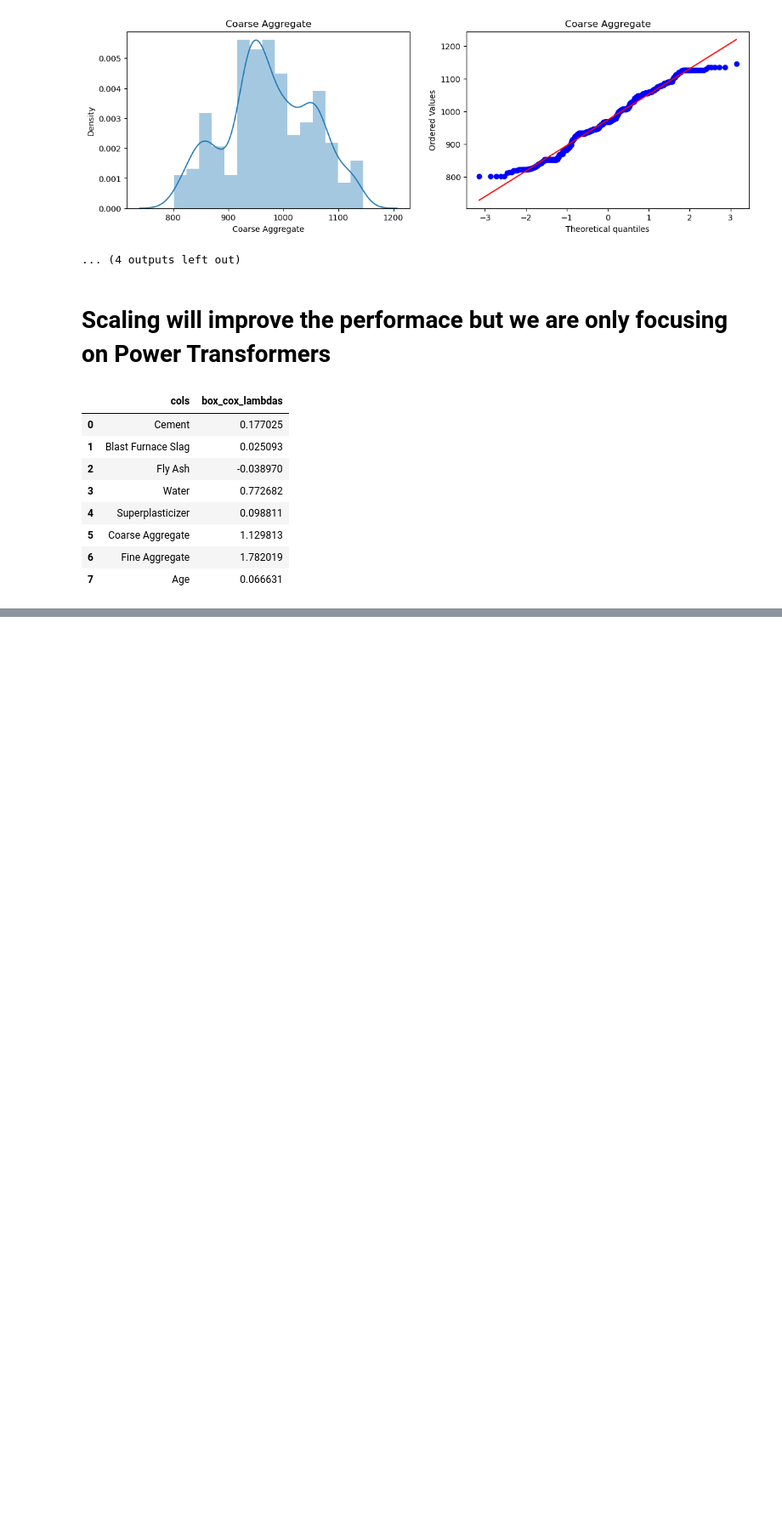
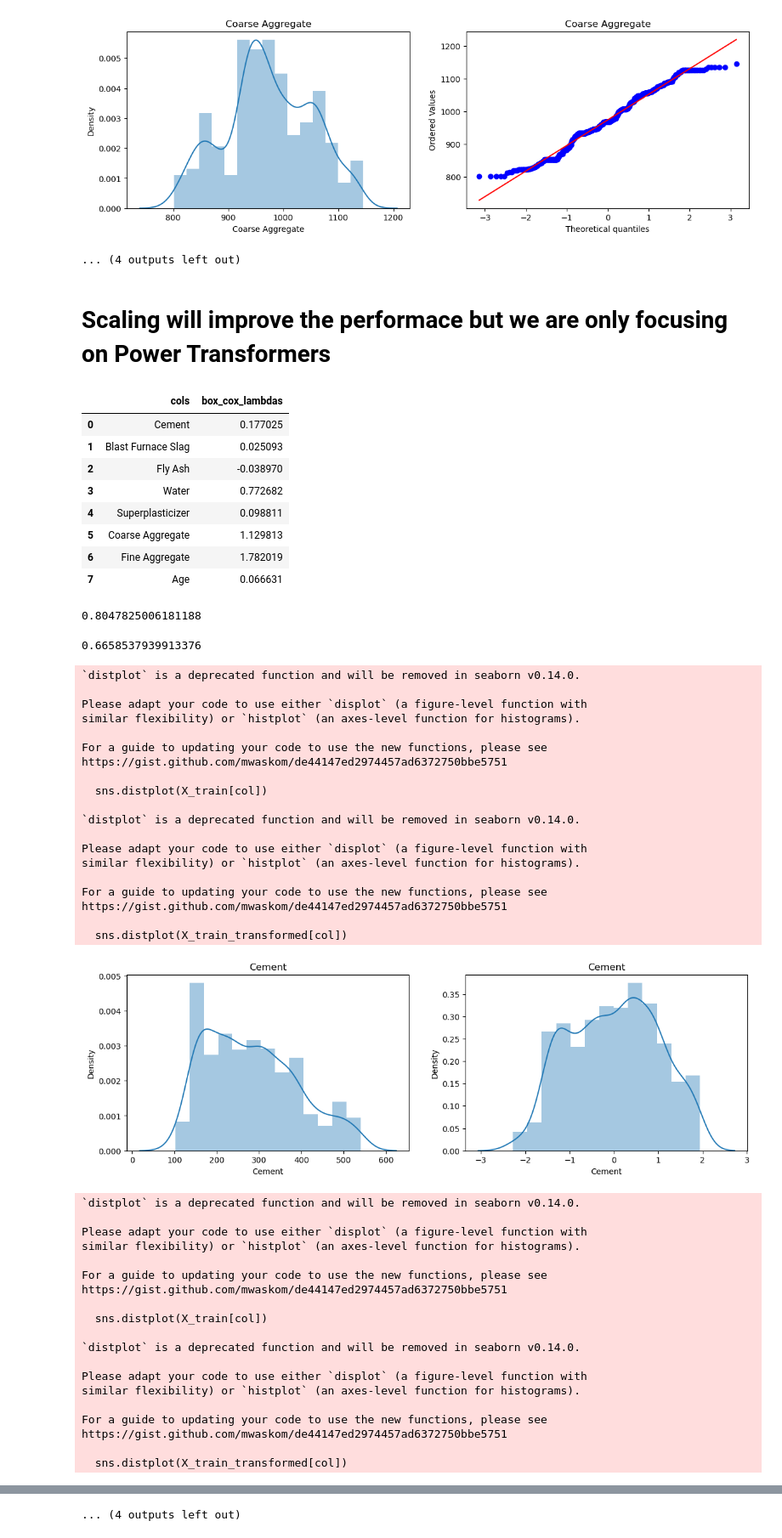
Before and after one commit to mrin2810/100-days-of-machine-learning, a Jupyter notebook: Day 31 - Power Transformer (Box-Cox, Yeo Johnson).ipynb, the cells around one changed output, grey strips where cells are left out. Shown at 85% size. Saved outputs shown, nothing was run; the diff lists cells and outputs as text; code cells hidden in the pictures; blank space fills up the shorter version.

```diff
--- a/Day 31 - Power Transformer (Box-Cox, Yeo Johnson).ipynb
+++ b/Day 31 - Power Transformer (Box-Cox, Yeo Johnson).ipynb
@@ -13,7 +13,7 @@ from sklearn.linear_model import LinearRegression
 from sklearn.metrics import r2_score
 from sklearn.preprocessing import PowerTransformer
 # %%
-df = pd.read_csv('concrete_data.csv')
+df = pd.read_csv('datasets/concrete_data.csv')
 # %%
 df.head()
 # %% [output]
@@ -169,0 +179,69 @@ pd.DataFrame({' cols' :X_train.columns, 'box_cox_lambdas': pt.lambdas_})
+# %%
+lr1 = LinearRegression()
+lr1.fit(X_train_transformed,y_train)
+y_pred1 = lr. predict(X_test_transformed)
+r2_score(y_test, y_pred1)
+# %% [output]
+0.8047825006181188
+# %%
+pt = PowerTransformer(method='box-cox')
+X_transformed = pt.fit_transform(X+0.0000001)
+
+lr = LinearRegression()
+np.mean(cross_val_score(lr, X_transformed, y, scoring='r2'))
+# %% [output]
+0.6658537939913376
+# %%
+# Before and after comparison for Box-Cox plot
+
+X_train_transformed = pd.DataFrame(X_train_transformed, columns=X_train.columns)
+
+for col in X_train_transformed.columns:
+    plt.figure(figsize=(14,4))
+    plt.subplot(121)
+    sns.distplot(X_train[col])
+    plt.title(col)
+    plt.subplot(122)
+    sns.distplot(X_train_transformed[col])
+    plt.title(col)
+    plt.show()
+# %% [output]
+`distplot` is a deprecated function and will be removed in seaborn v0.14.0.
+
+Please adapt your code to use either `displot` (a figure-level function with
+similar flexibility) or `histplot` (an axes-level function for histograms).
+
+For a guide to updating your code to use the new functions, please see
+https://gist.github.com/mwaskom/de44147ed2974457ad6372750bbe5751
+
+  sns.distplot(X_train[col])
+
+`distplot` is a deprecated function and will be removed in seaborn v0.14.0.
+
+Please adapt your code to use either `displot` (a figure-level function with
+similar flexibility) or `histplot` (an axes-level function for histograms).
+
+For a guide to updating your code to use the new functions, please see
+https://gist.github.com/mwaskom/de44147ed2974457ad6372750bbe5751
+
+  sns.distplot(X_train_transformed[col])
+[figure, added]
+`distplot` is a deprecated function and will be removed in seaborn v0.14.0.
+
+Please adapt your code to use either `displot` (a figure-level function with
+similar flexibility) or `histplot` (an axes-level function for histograms).
+
+For a guide to updating your code to use the new functions, please see
+https://gist.github.com/mwaskom/de44147ed2974457ad6372750bbe5751
+
+  sns.distplot(X_train[col])
+
+`distplot` is a deprecated function and will be removed in seaborn v0.14.0.
+
+Please adapt your code to use either `displot` (a figure-level function with
+similar flexibility) or `histplot` (an axes-level function for histograms).
+
+For a guide to updating your code to use the new functions, please see
+https://gist.github.com/mwaskom/de44147ed2974457ad6372750bbe5751
+
+  sns.distplot(X_train_transformed[col])
@@ -169,0 +329 @@ pd.DataFrame({' cols' :X_train.columns, 'box_cox_lambdas': pt.lambdas_})
+... (4 outputs left out)
```
Also changed, not shown: parts of 11 cells of this notebook, 26 other files.
